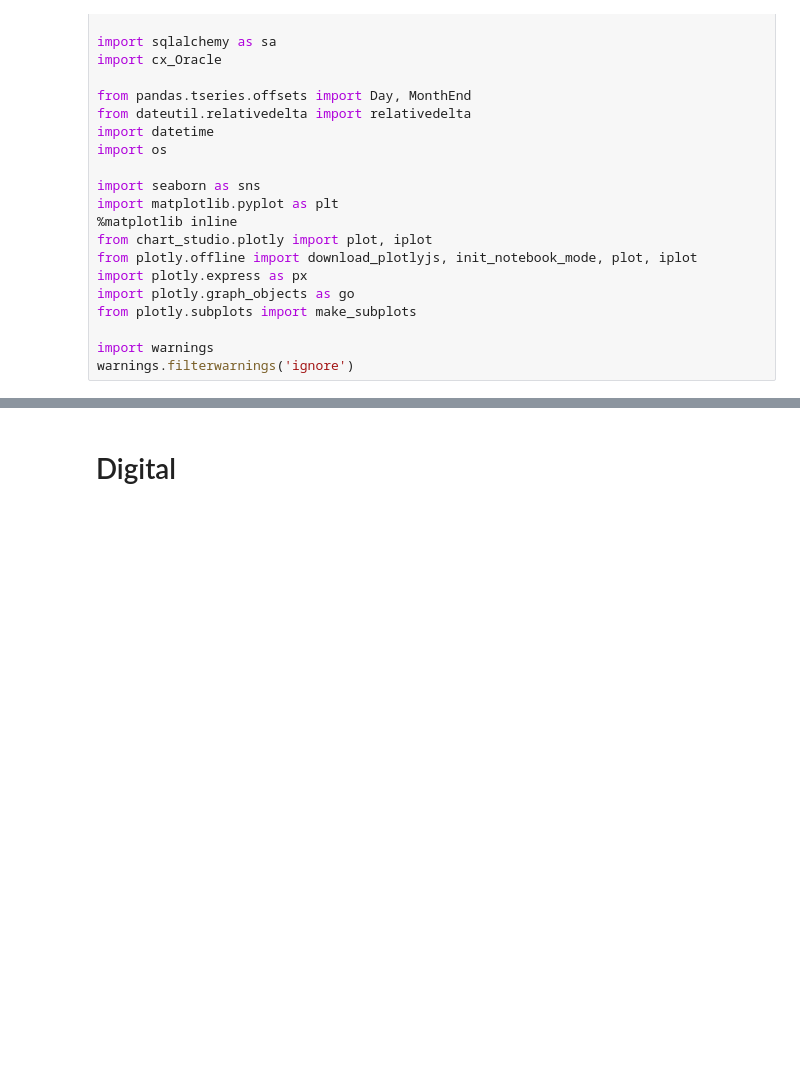
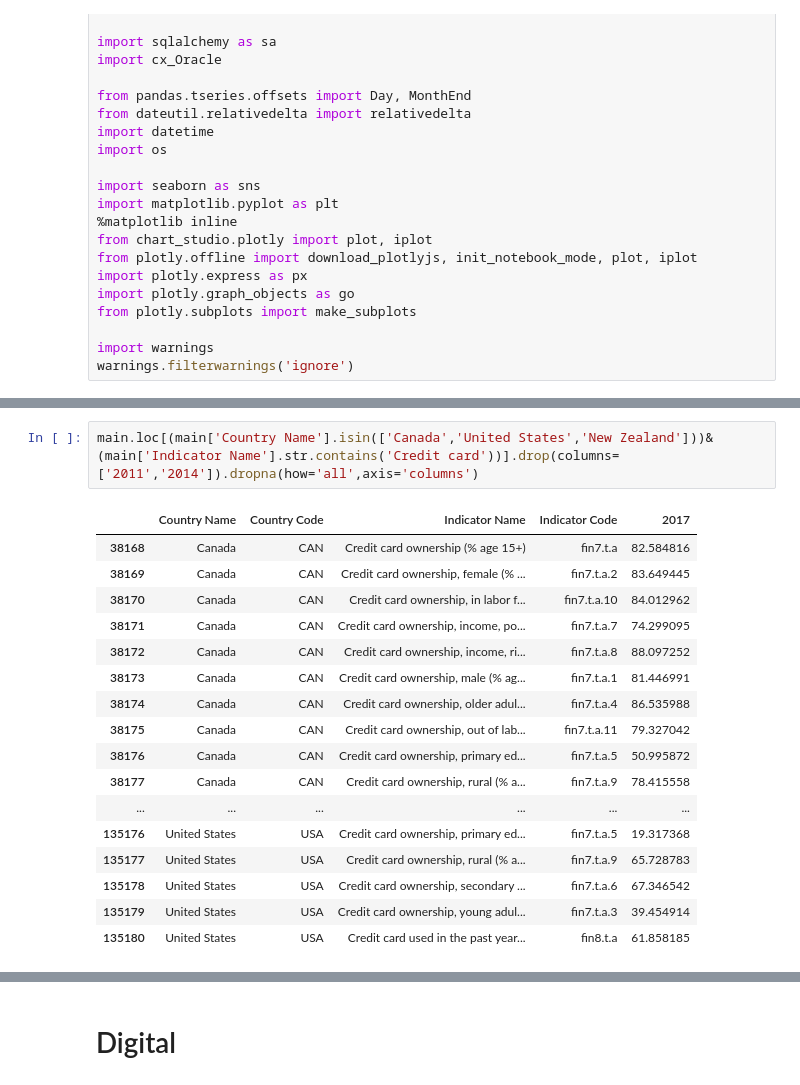
Before and after one commit to kmmnyein25/global_findex, a Jupyter notebook: findex.ipynb, the cells around one changed output, grey strips where cells are left out. Drawn from its saved outputs; the diff is of its cells as text; blank space fills up the shorter version.

```diff
--- a/findex.ipynb
+++ b/findex.ipynb
@@ -41,2 +67,22 @@ country = pd.read_csv('FINDEXCountry.csv').dropna(how='all',axis='columns')
+# %%
+main.loc[(main['Country Name'].isin(['Canada','United States','New Zealand']))&(main['Indicator Name'].str.contains('Credit card'))].drop(columns=['2011','2014']).dropna(how='all',axis='columns')
+# %% [output]
+|  | Country Name | Country Code | Indicator Name | Indicator Code | 2017 |
+| 38168 | Canada | CAN | Credit card ownership (% age 15+) | fin7.t.a | 82.584816 |
+| 38169 | Canada | CAN | Credit card ownership, female (% ... | fin7.t.a.2 | 83.649445 |
+| 38170 | Canada | CAN | Credit card ownership, in labor f... | fin7.t.a.10 | 84.012962 |
+| 38171 | Canada | CAN | Credit card ownership, income, po... | fin7.t.a.7 | 74.299095 |
+| 38172 | Canada | CAN | Credit card ownership, income, ri... | fin7.t.a.8 | 88.097252 |
+| 38173 | Canada | CAN | Credit card ownership, male (% ag... | fin7.t.a.1 | 81.446991 |
+| 38174 | Canada | CAN | Credit card ownership, older adul... | fin7.t.a.4 | 86.535988 |
+| 38175 | Canada | CAN | Credit card ownership, out of lab... | fin7.t.a.11 | 79.327042 |
+| 38176 | Canada | CAN | Credit card ownership, primary ed... | fin7.t.a.5 | 50.995872 |
+| 38177 | Canada | CAN | Credit card ownership, rural (% a... | fin7.t.a.9 | 78.415558 |
+| ... | ... | ... | ... | ... | ... |
+| 135176 | United States | USA | Credit card ownership, primary ed... | fin7.t.a.5 | 19.317368 |
+| 135177 | United States | USA | Credit card ownership, rural (% a... | fin7.t.a.9 | 65.728783 |
+| 135178 | United States | USA | Credit card ownership, secondary ... | fin7.t.a.6 | 67.346542 |
+| 135179 | United States | USA | Credit card ownership, young adul... | fin7.t.a.3 | 39.454914 |
+| 135180 | United States | USA | Credit card used in the past year... | fin8.t.a | 61.858185 |
 # %%
 #reading main csv file
```
Also changed, not shown: parts of 23 cells of this notebook.
